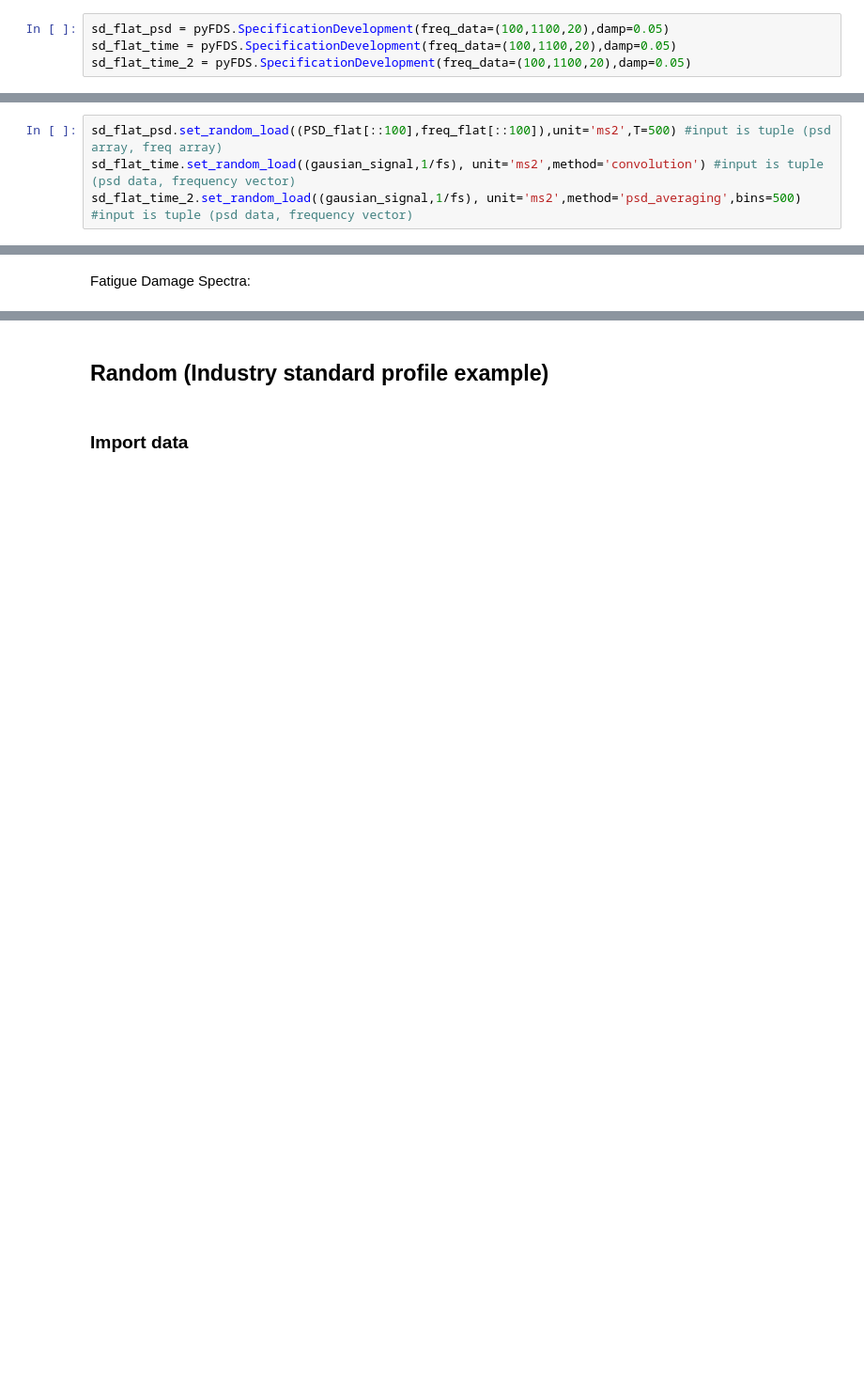
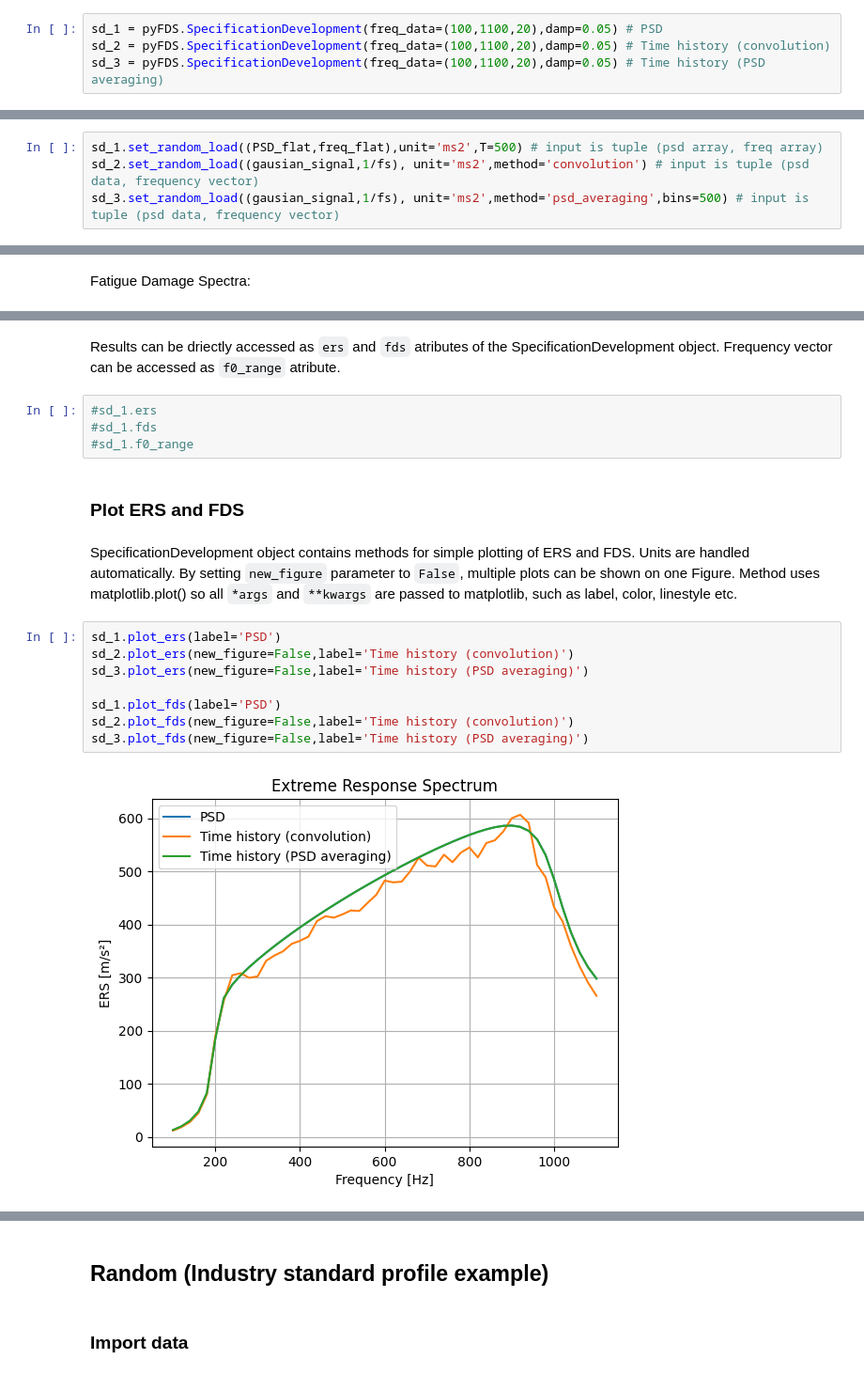
Before and after one commit to jasasonc/FatigueDS, a Jupyter notebook: Showcase Random.ipynb, the cells around one changed output, grey strips where cells are left out. Shown at 94% size. Drawn from its saved outputs; the diff is of its cells as text; blank space fills up the shorter version.

```diff
--- a/Showcase Random.ipynb
+++ b/Showcase Random.ipynb
@@ -66,7 +73,7 @@ Class is instantiated with inputs:
 # %%
-sd_flat_psd = pyFDS.SpecificationDevelopment(freq_data=(100,1100,20),damp=0.05)
-sd_flat_time = pyFDS.SpecificationDevelopment(freq_data=(100,1100,20),damp=0.05)
-sd_flat_time_2 = pyFDS.SpecificationDevelopment(freq_data=(100,1100,20),damp=0.05)
+sd_1 = pyFDS.SpecificationDevelopment(freq_data=(100,1100,20),damp=0.05) # PSD
+sd_2 = pyFDS.SpecificationDevelopment(freq_data=(100,1100,20),damp=0.05) # Time history (convolution)
+sd_3 = pyFDS.SpecificationDevelopment(freq_data=(100,1100,20),damp=0.05) # Time history (PSD averaging)
 # %% [markdown]
 ### Set Load
 # %% [markdown]
@@ -78,9 +85,9 @@ If time history is given as input, method of spectra calculation must also be de
 - `convolution`
 - `psd_averaging`
 # %%
-sd_flat_psd.set_random_load((PSD_flat[::100],freq_flat[::100]),unit='ms2',T=500) #input is tuple (psd array, freq array)
-sd_flat_time.set_random_load((gausian_signal,1/fs), unit='ms2',method='convolution') #input is tuple (psd data, frequency vector)
-sd_flat_time_2.set_random_load((gausian_signal,1/fs), unit='ms2',method='psd_averaging',bins=500) #input is tuple (psd data, frequency vector)
+sd_1.set_random_load((PSD_flat,freq_flat),unit='ms2',T=500) # input is tuple (psd array, freq array)
+sd_2.set_random_load((gausian_signal,1/fs), unit='ms2',method='convolution') # input is tuple (psd data, frequency vector)
+sd_3.set_random_load((gausian_signal,1/fs), unit='ms2',method='psd_averaging',bins=500) # input is tuple (psd data, frequency vector)
 # %% [markdown]
 ### Get ERS and FDS
 # %% [markdown]
@@ -126,0 +111,20 @@ plt.legend()
+# %% [markdown]
+Results can be driectly accessed as `ers` and `fds` atributes of the SpecificationDevelopment object. Frequency vector can be accessed as `f0_range` atribute.
+# %%
+#sd_1.ers
+#sd_1.fds
+#sd_1.f0_range
+# %% [markdown]
+### Plot ERS and FDS
+# %% [markdown]
+SpecificationDevelopment object contains methods for simple plotting of ERS and FDS. Units are handled automatically. By setting `new_figure` parameter to `False`, multiple plots can be shown on one Figure. Method uses matplotlib.plot() so all `*args` and `**kwargs` are passed to matplotlib, such as label, color, linestyle etc.
+# %%
+sd_1.plot_ers(label='PSD')
+sd_2.plot_ers(new_figure=False,label='Time history (convolution)')
+sd_3.plot_ers(new_figure=False,label='Time history (PSD averaging)')
+
+sd_1.plot_fds(label='PSD')
+sd_2.plot_fds(new_figure=False,label='Time history (convolution)')
+sd_3.plot_fds(new_figure=False,label='Time history (PSD averaging)')
+# %% [output]
+[figure, added]
```
Also changed, not shown: parts of 21 cells of this notebook, 7 other files.
